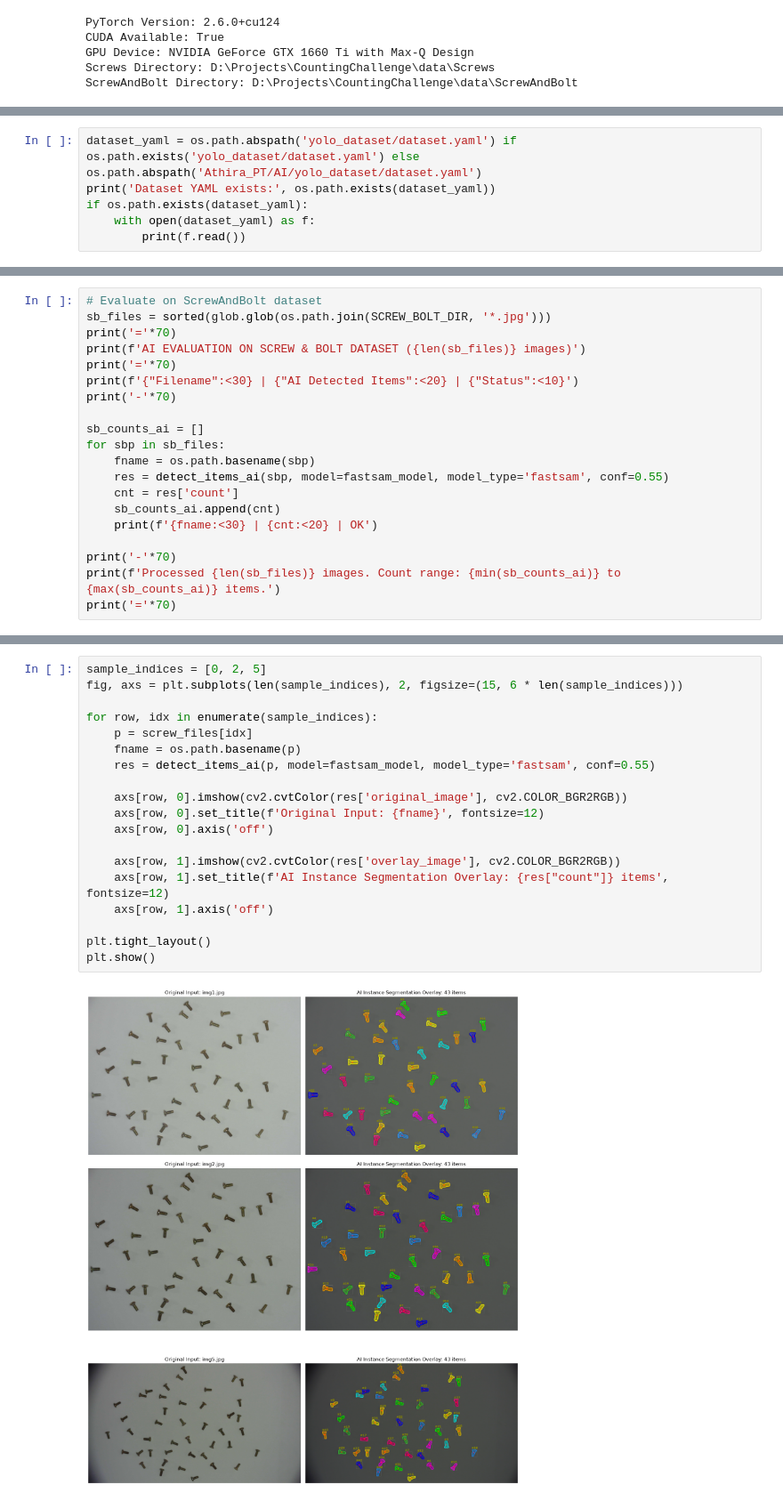
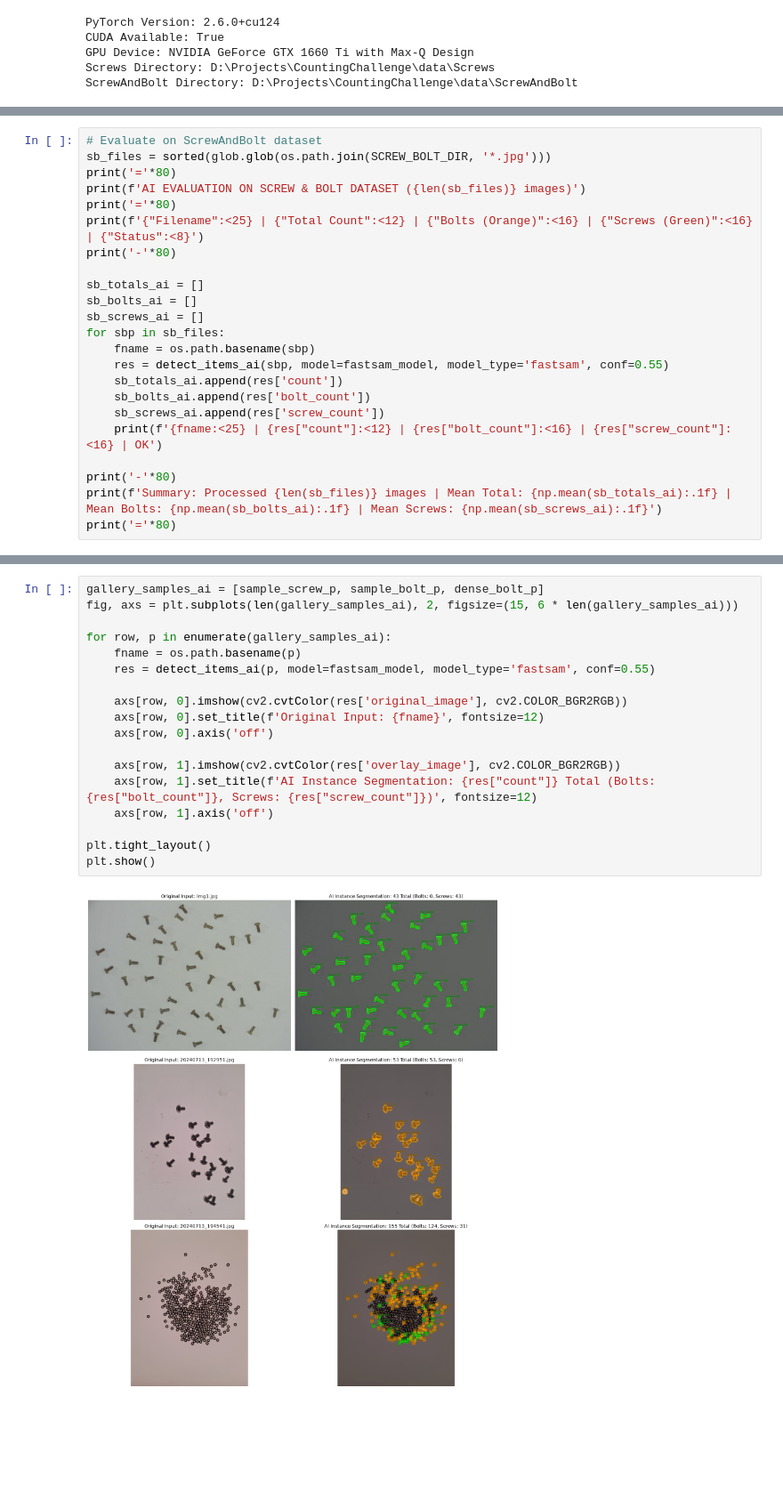
Before and after one commit to perspectivLabs/CountingChallenge, a Jupyter notebook: Athira_PT/AI/ai_solution.ipynb, the cells around one changed output, grey strips where cells are left out. Shown at 89% size. Drawn from its saved outputs; the diff is of its cells as text; blank space fills up the shorter version.

Commit message:
fix: resolve dense bolt cluster undercounting and add dual-class Screw vs Bolt segmentation

```diff
--- a/Athira_PT/AI/ai_solution.ipynb
+++ b/Athira_PT/AI/ai_solution.ipynb
@@ -55,6 +45,0 @@ With only 25 unlabeled high-resolution images provided in the dataset, manually
-# %%
-dataset_yaml = os.path.abspath('yolo_dataset/dataset.yaml') if os.path.exists('yolo_dataset/dataset.yaml') else os.path.abspath('Athira_PT/AI/yolo_dataset/dataset.yaml')
-print('Dataset YAML exists:', os.path.exists(dataset_yaml))
-if os.path.exists(dataset_yaml):
-    with open(dataset_yaml) as f:
-        print(f.read())
@@ -175,21 +137,24 @@ Mean Accuracy on Screws Dataset: 99.34% (Target: > 95%)
 # %%
 # Evaluate on ScrewAndBolt dataset
 sb_files = sorted(glob.glob(os.path.join(SCREW_BOLT_DIR, '*.jpg')))
-print('='*70)
+print('='*80)
 print(f'AI EVALUATION ON SCREW & BOLT DATASET ({len(sb_files)} images)')
-print('='*70)
-print(f'{"Filename":<30} | {"AI Detected Items":<20} | {"Status":<10}')
-print('-'*70)
+print('='*80)
+print(f'{"Filename":<25} | {"Total Count":<12} | {"Bolts (Orange)":<16} | {"Screws (Green)":<16} | {"Status":<8}')
+print('-'*80)
 
-sb_counts_ai = []
+sb_totals_ai = []
+sb_bolts_ai = []
+sb_screws_ai = []
 for sbp in sb_files:
     fname = os.path.basename(sbp)
     res = detect_items_ai(sbp, model=fastsam_model, model_type='fastsam', conf=0.55)
-    cnt = res['count']
-    sb_counts_ai.append(cnt)
-    print(f'{fname:<30} | {cnt:<20} | OK')
+    sb_totals_ai.append(res['count'])
+    sb_bolts_ai.append(res['bolt_count'])
+    sb_screws_ai.append(res['screw_count'])
+    print(f'{fname:<25} | {res["count"]:<12} | {res["bolt_count"]:<16} | {res["screw_count"]:<16} | OK')
 
-print('-'*70)
-print(f'Processed {len(sb_files)} images. Count range: {min(sb_counts_ai)} to {max(sb_counts_ai)} items.')
-print('='*70)
+print('-'*80)
+print(f'Summary: Processed {len(sb_files)} images | Mean Total: {np.mean(sb_totals_ai):.1f} | Mean Bolts: {np.mean(sb_bolts_ai):.1f} | Mean Screws: {np.mean(sb_screws_ai):.1f}')
+print('='*80)
 # %% [output]
@@ -216,23 +182,22 @@ Let's visualize the AI instance masks, centroids, bounding boxes, and item count
 # %%
-sample_indices = [0, 2, 5]
-fig, axs = plt.subplots(len(sample_indices), 2, figsize=(15, 6 * len(sample_indices)))
+gallery_samples_ai = [sample_screw_p, sample_bolt_p, dense_bolt_p]
+fig, axs = plt.subplots(len(gallery_samples_ai), 2, figsize=(15, 6 * len(gallery_samples_ai)))
 
-for row, idx in enumerate(sample_indices):
-    p = screw_files[idx]
+for row, p in enumerate(gallery_samples_ai):
     fname = os.path.basename(p)
     res = detect_items_ai(p, model=fastsam_model, model_type='fastsam', conf=0.55)
 
     axs[row, 0].imshow(cv2.cvtColor(res['original_image'], cv2.COLOR_BGR2RGB))
     axs[row, 0].set_title(f'Original Input: {fname}', fontsize=12)
     axs[row, 0].axis('off')
 
     axs[row, 1].imshow(cv2.cvtColor(res['overlay_image'], cv2.COLOR_BGR2RGB))
-    axs[row, 1].set_title(f'AI Instance Segmentation Overlay: {res["count"]} items', fontsize=12)
+    axs[row, 1].set_title(f'AI Instance Segmentation: {res["count"]} Total (Bolts: {res["bolt_count"]}, Screws: {res["screw_count"]})', fontsize=12)
     axs[row, 1].axis('off')
 
 plt.tight_layout()
 plt.show()
 # %% [output]
-[figure, old version]
+[figure, new version]
 # %% [markdown]
 ---
```
Also changed, not shown: parts of 17 cells of this notebook, 7 other files.
